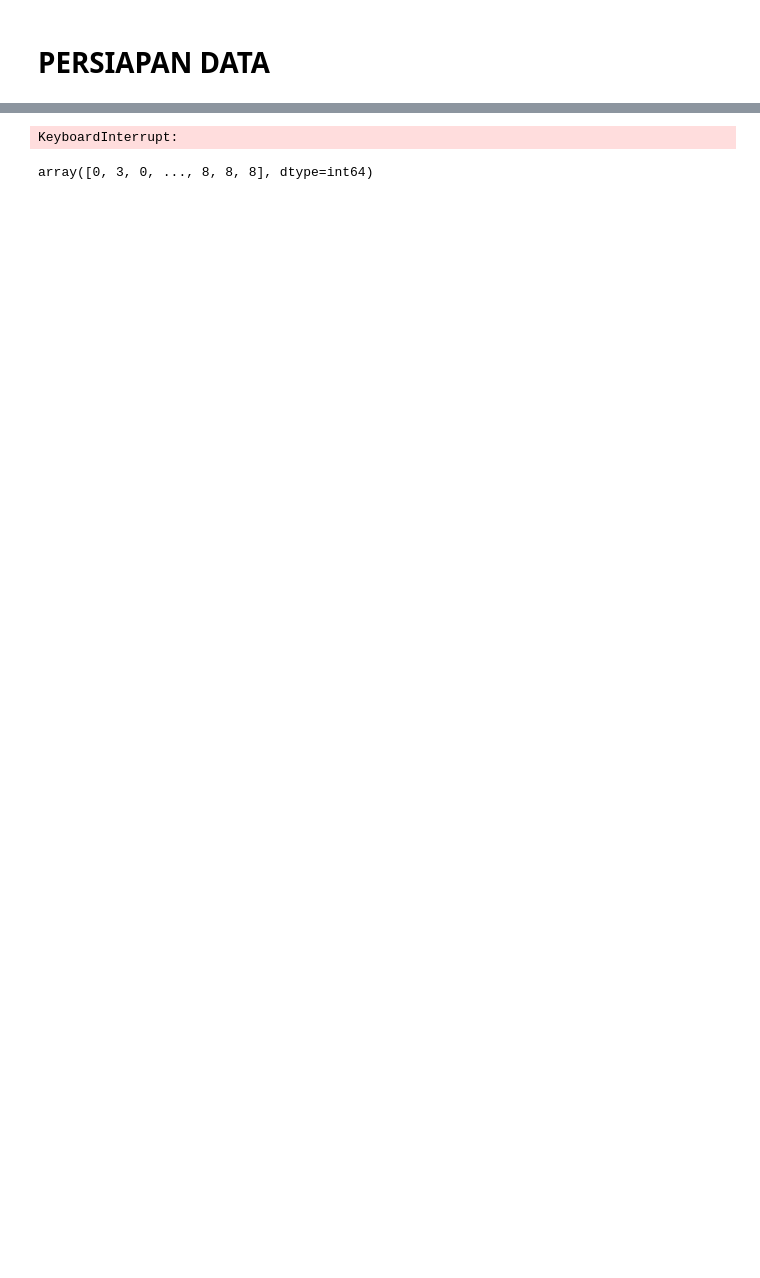
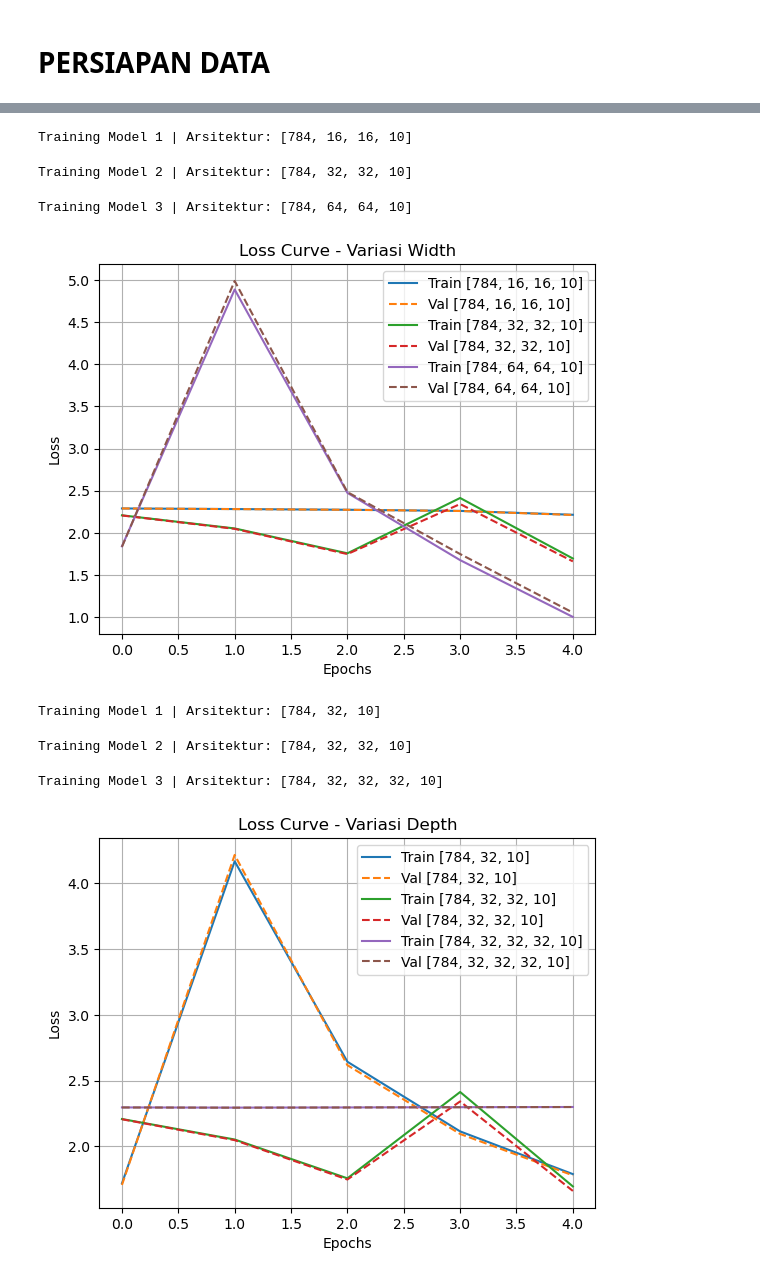
Before and after one commit to KonstanAftop/TUBES-1-ML, a Jupyter notebook: src/Testing_Notebook.ipynb, the cells around one changed output, grey strips where cells are left out. Saved outputs shown, nothing was run; the diff lists cells and outputs as text; code cells hidden in the pictures; blank space fills up the shorter version.

```diff
--- a/src/Testing_Notebook.ipynb
+++ b/src/Testing_Notebook.ipynb
@@ -23,10 +24,0 @@ y_test=y_test.astype('float64')
-# %%
-layer_sizes = [784, 64,64, 10]
-activations = ['relu', 'relu', 'softmax']
-init_params = {'lower': -1.0, 'upper': 1.0}
-
-model = FFNN(layer_sizes, activations, weight_init='random_normal', init_params=init_params, seed=42)
-history = model.train(X_train, y_train, batch_size=2, epochs=10, learning_rate=0.001, loss_func="categorical_cross_entropy",
-                          X_val=X_test, y_val=y_test, verbose=1,regularization="l2", lambda_reg=0.01)
-# %% [output]
-KeyboardInterrupt:
@@ -35,5 +24,0 @@ y_pred=model.infer(X_test)
-# %%
-
-np.argmax(y_pred, axis=1)
-# %% [output]
-array([0, 3, 0, ..., 8, 8, 8], dtype=int64)
@@ -39,0 +80,15 @@ array([0, 3, 0, ..., 8, 8, 8], dtype=int64)
+# %%
+# Variasi width (depth tetap)
+results_width = run_experiment(layer_sizes_list_width, X_train, y_train, X_test, y_test, title="Variasi Width")
+
+# Variasi depth (width tetap)
+results_depth = run_experiment(layer_sizes_list_depth, X_train, y_train, X_test, y_test, title="Variasi Depth")
+# %% [output]
+Training Model 1 | Arsitektur: [784, 16, 16, 10]
+Training Model 2 | Arsitektur: [784, 32, 32, 10]
+Training Model 3 | Arsitektur: [784, 64, 64, 10]
+[figure, added]
+Training Model 1 | Arsitektur: [784, 32, 10]
+Training Model 2 | Arsitektur: [784, 32, 32, 10]
+Training Model 3 | Arsitektur: [784, 32, 32, 32, 10]
+[figure, added]
```
Also changed, not shown: parts of 16 cells of this notebook, 1 other file.
